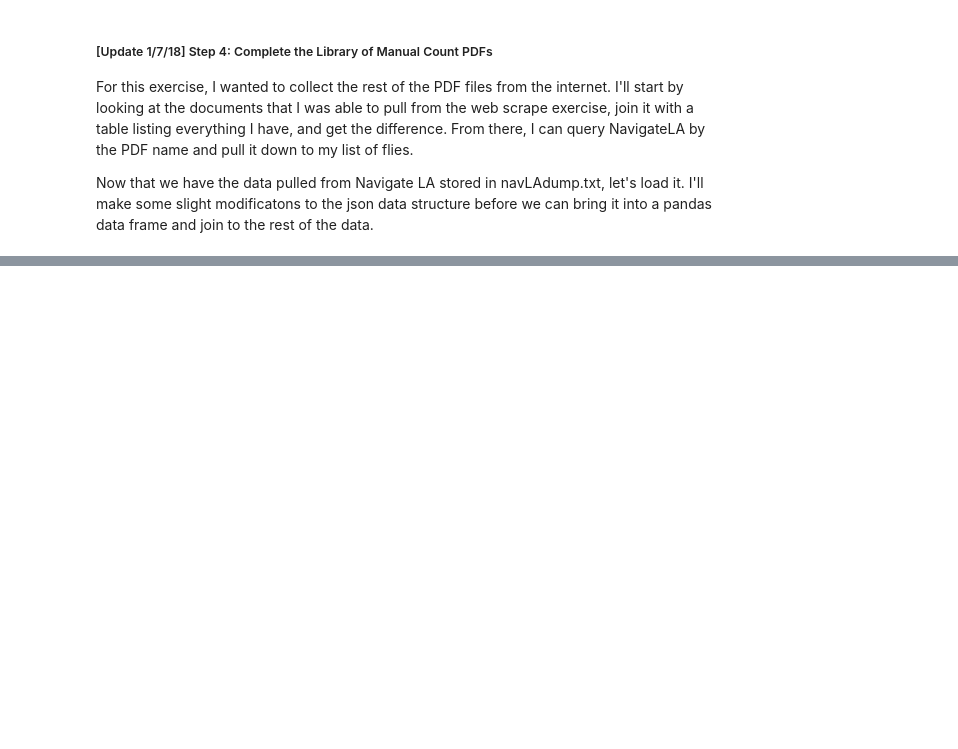
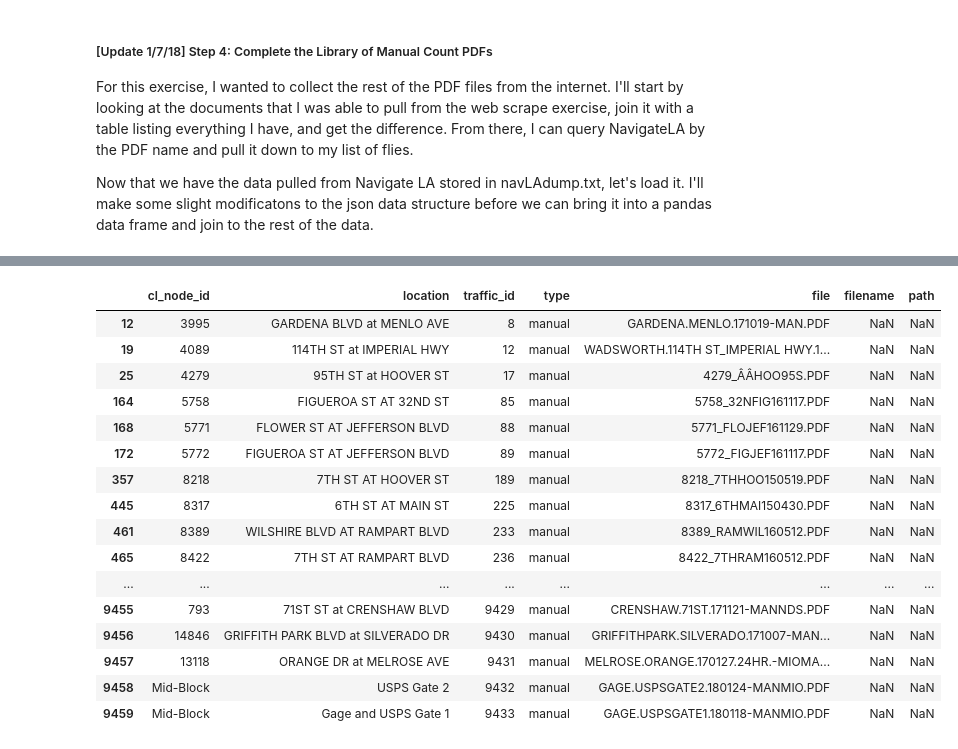
Before and after one commit to black-tea/vehicle-vol-pdf-scrape, a Jupyter notebook: vol-pdf-scrape.ipynb, the cells around one changed output, grey strips where cells are left out. Drawn from its saved outputs; the diff is of its cells as text; code cells hidden in the pictures; blank space fills up the shorter version.

```diff
--- a/vol-pdf-scrape.ipynb
+++ b/vol-pdf-scrape.ipynb
@@ -127,7 +90,7 @@ from matplotlib import pyplot as plt
 from matplotlib_venn import venn2, venn2_circles
 
 # Grab all PDFs within the folder
-files = glob.glob('TrafficCountData\Manual\Original\*.pdf')
+files = glob.glob('data\TrafficCountData\Manual\Original\*.pdf')
 file_names = [os.path.basename(file) for file in files]
 
 # Create df from filenames / paths
@@ -360,0 +320,16 @@ Now I want to join count_files_df to dbo_dot_traffic_data_files. The result will
+# %%
+### Inventory PDFs & Get difference with NavLA scrape
+# Grab all PDFs within the folder
+files = glob.glob('data/TrafficCountData/Manual/All/*.pdf')
+file_names = [os.path.basename(file) for file in files]
+
+# Create df from filenames / paths
+pdf_df = pd.DataFrame(
+    {'path':files,
+     'filename':file_names
+    })
+
+# Uppercase the filenames for the join in the next step
+pdf_df['filename'] = pdf_df['filename'].str.upper()
+
+pdf_df.head()
@@ -360,0 +343,45 @@ Now I want to join count_files_df to dbo_dot_traffic_data_files. The result will
+# %%
+### Join list of PDFs to Count Files Manual Counts
+count_files_manual = count_files_df[(count_files_df['type'] == 'manual')]
+count_files_leftjoin = count_files_manual.merge(pdf_df, how='left', left_on='file', right_on='filename')
+count_files_innerjoin = count_files_manual.merge(pdf_df, how='inner', left_on='file', right_on='filename')
+
+### Download Remaining Manual Count PDFs
+# Location to where I will be downloading the files
+folder = "data/TrafficCountData/Manual/All/"
+
+# Base URL
+base_url = "http://boemaps.eng.ci.la.ca.us/dot/traffic_data/manual_counts/"
+
+# Get the filenames from the BOE table that don't yet have a matching PDF
+count_files_missing = count_files_leftjoin[(~count_files_leftjoin.file.isin(count_files_innerjoin.file))&(~count_files_leftjoin.filename.isin(count_files_innerjoin.filename))]
+print(len(count_files_missing))
+count_files_missing
+
+## HERE IS WHERE I LFET OFF!!!
+
+# Loop through resulting rows
+#for index, row in traffic_data_files_missing.iterrows():
+#
+#    # Filename, URL, Location
+#    filename = row['DocName']
+#    url = base_url + filename
+#    download_location = folder + filename
+#
+#    # If it is already in the folder from first round of NavLA downloads, skip
+#    if Path(download_location).is_file():
+#        pass
+#
+#    # Otherwise, try to download
+#    else:
+#
+#        try:
+#            # Download to folder
+#            urllib.urlretrieve(url, download_location)
+#
+#            # To Not overwhelm the server
+#            time.sleep(.2)
+#
+#        except:
+#            pass
+# %% [output]
@@ -360,0 +389,17 @@ Now I want to join count_files_df to dbo_dot_traffic_data_files. The result will
+|  | cl_node_id | location | traffic_id | type | file | filename | path |
+| 12 | 3995 | GARDENA BLVD at MENLO AVE | 8 | manual | GARDENA.MENLO.171019-MAN.PDF | NaN | NaN |
+| 19 | 4089 | 114TH ST at IMPERIAL HWY | 12 | manual | WADSWORTH.114TH ST_IMPERIAL HWY.1... | NaN | NaN |
+| 25 | 4279 | 95TH ST at HOOVER ST | 17 | manual | 4279_Â­Â­HOO95S.PDF | NaN | NaN |
+| 164 | 5758 | FIGUEROA ST AT 32ND ST | 85 | manual | 5758_32NFIG161117.PDF | NaN | NaN |
+| 168 | 5771 | FLOWER ST AT JEFFERSON BLVD | 88 | manual | 5771_FLOJEF161129.PDF | NaN | NaN |
+| 172 | 5772 | FIGUEROA ST AT JEFFERSON BLVD | 89 | manual | 5772_FIGJEF161117.PDF | NaN | NaN |
+| 357 | 8218 | 7TH ST AT HOOVER ST | 189 | manual | 8218_7THHOO150519.PDF | NaN | NaN |
+| 445 | 8317 | 6TH ST AT MAIN ST | 225 | manual | 8317_6THMAI150430.PDF | NaN | NaN |
+| 461 | 8389 | WILSHIRE BLVD AT RAMPART BLVD | 233 | manual | 8389_RAMWIL160512.PDF | NaN | NaN |
+| 465 | 8422 | 7TH ST AT RAMPART BLVD | 236 | manual | 8422_7THRAM160512.PDF | NaN | NaN |
+| ... | ... | ... | ... | ... | ... | ... | ... |
+| 9455 | 793 | 71ST ST at CRENSHAW BLVD | 9429 | manual | CRENSHAW.71ST.171121-MANNDS.PDF | NaN | NaN |
+| 9456 | 14846 | GRIFFITH PARK BLVD at SILVERADO DR | 9430 | manual | GRIFFITHPARK.SILVERADO.171007-MAN... | NaN | NaN |
+| 9457 | 13118 | ORANGE DR at MELROSE AVE | 9431 | manual | MELROSE.ORANGE.170127.24HR.-MIOMA... | NaN | NaN |
+| 9458 | Mid-Block | USPS Gate 2 | 9432 | manual | GAGE.USPSGATE2.180124-MANMIO.PDF | NaN | NaN |
+| 9459 | Mid-Block | Gage and USPS Gate 1 | 9433 | manual | GAGE.USPSGATE1.180118-MANMIO.PDF | NaN | NaN |
```
Also changed, not shown: parts of 16 cells of this notebook, 4 other files.
